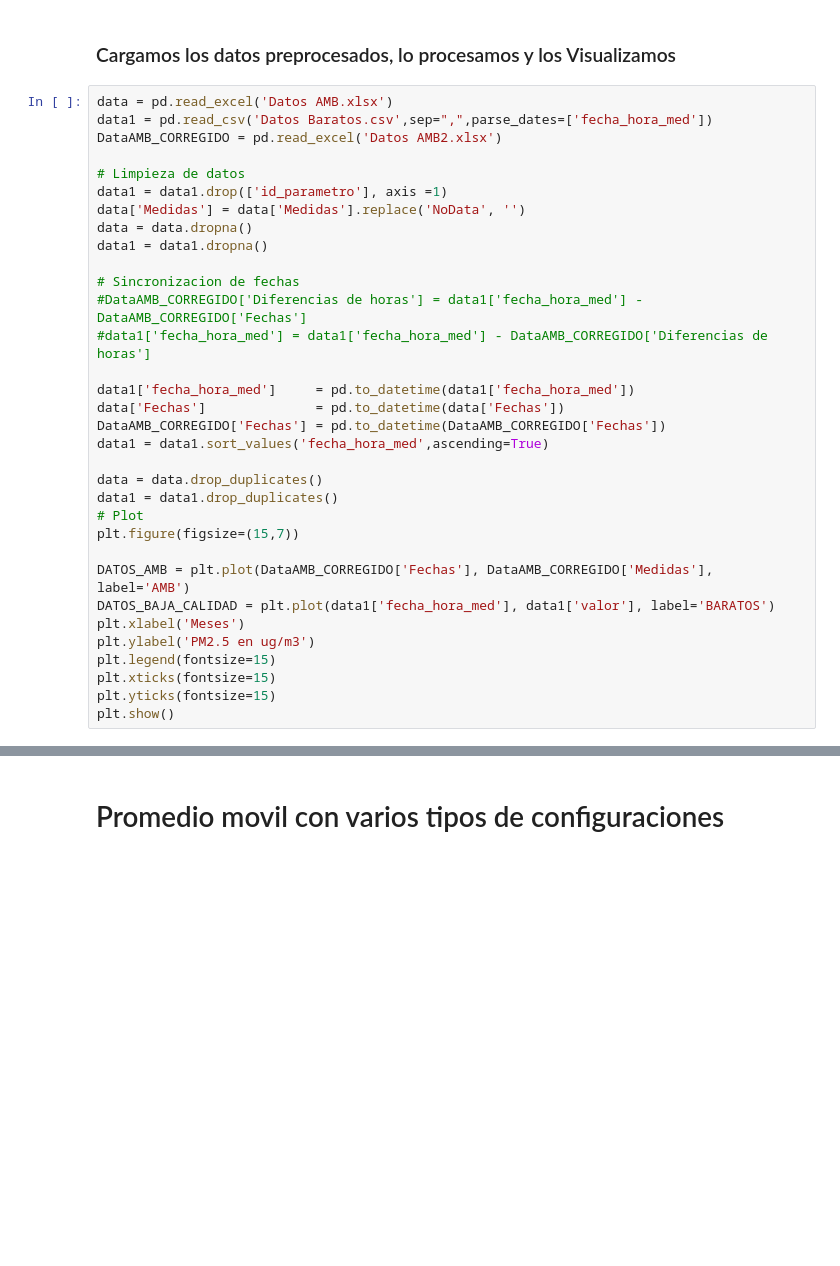
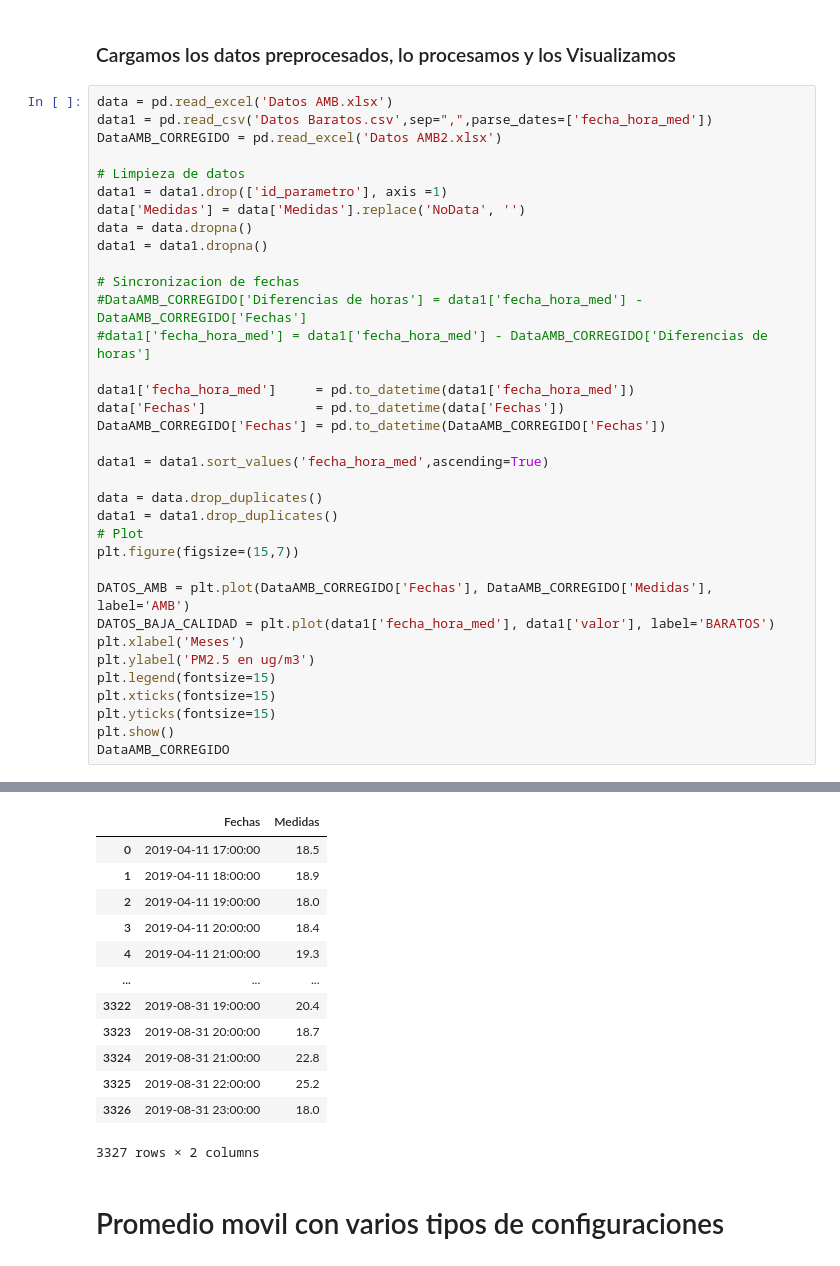
Before and after one commit to diegoglj/TareasCursos20B, a Jupyter notebook: Codigos/Asignacion2/ASIGNACION 2.ipynb, the cells around one changed output, grey strips where cells are left out. Cells and saved outputs as stored; diff of their text form; blank space fills up the shorter version.

```diff
--- a/Codigos/Asignacion2/ASIGNACION 2.ipynb
+++ b/Codigos/Asignacion2/ASIGNACION 2.ipynb
@@ -21,33 +21,48 @@ DataAMB_CORREGIDO = pd.read_excel('Datos AMB2.xlsx')
 # Limpieza de datos
 data1 = data1.drop(['id_parametro'], axis =1)
 data['Medidas'] = data['Medidas'].replace('NoData', '')
 data = data.dropna()
 data1 = data1.dropna()
 
 # Sincronizacion de fechas
 #DataAMB_CORREGIDO['Diferencias de horas'] = data1['fecha_hora_med'] - DataAMB_CORREGIDO['Fechas']
 #data1['fecha_hora_med'] = data1['fecha_hora_med'] - DataAMB_CORREGIDO['Diferencias de horas']
 
 data1['fecha_hora_med']     = pd.to_datetime(data1['fecha_hora_med'])
 data['Fechas']              = pd.to_datetime(data['Fechas'])
 DataAMB_CORREGIDO['Fechas'] = pd.to_datetime(DataAMB_CORREGIDO['Fechas'])
+
 data1 = data1.sort_values('fecha_hora_med',ascending=True)
 
 data = data.drop_duplicates()
 data1 = data1.drop_duplicates()
 # Plot
 plt.figure(figsize=(15,7))
 
 DATOS_AMB = plt.plot(DataAMB_CORREGIDO['Fechas'], DataAMB_CORREGIDO['Medidas'], label='AMB')
 DATOS_BAJA_CALIDAD = plt.plot(data1['fecha_hora_med'], data1['valor'], label='BARATOS')
 plt.xlabel('Meses')
 plt.ylabel('PM2.5 en ug/m3')
 plt.legend(fontsize=15)
 plt.xticks(fontsize=15)
 plt.yticks(fontsize=15)
 plt.show()
+DataAMB_CORREGIDO
 # %% [output]
 [figure]
+|  | Fechas | Medidas |
+| 0 | 2019-04-11 17:00:00 | 18.5 |
+| 1 | 2019-04-11 18:00:00 | 18.9 |
+| 2 | 2019-04-11 19:00:00 | 18.0 |
+| 3 | 2019-04-11 20:00:00 | 18.4 |
+| 4 | 2019-04-11 21:00:00 | 19.3 |
+| ... | ... | ... |
+| 3322 | 2019-08-31 19:00:00 | 20.4 |
+| 3323 | 2019-08-31 20:00:00 | 18.7 |
+| 3324 | 2019-08-31 21:00:00 | 22.8 |
+| 3325 | 2019-08-31 22:00:00 | 25.2 |
+| 3326 | 2019-08-31 23:00:00 | 18.0 |
+3327 rows × 2 columns
 # %% [markdown]
 # Promedio movil con varios tipos de configuraciones
 # %% [markdown]
```
Also changed, not shown: parts of 8 cells of this notebook.
